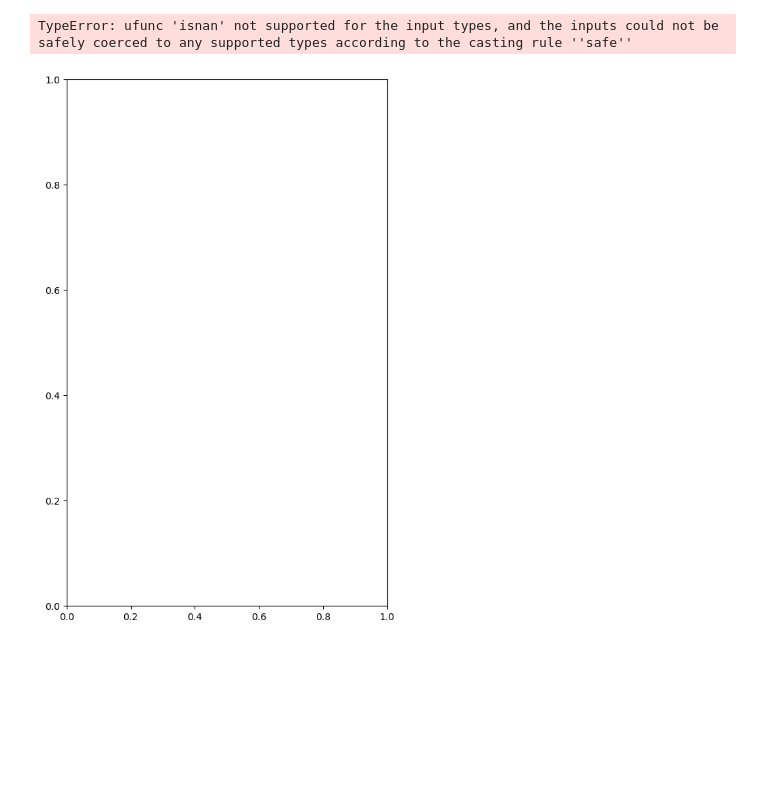
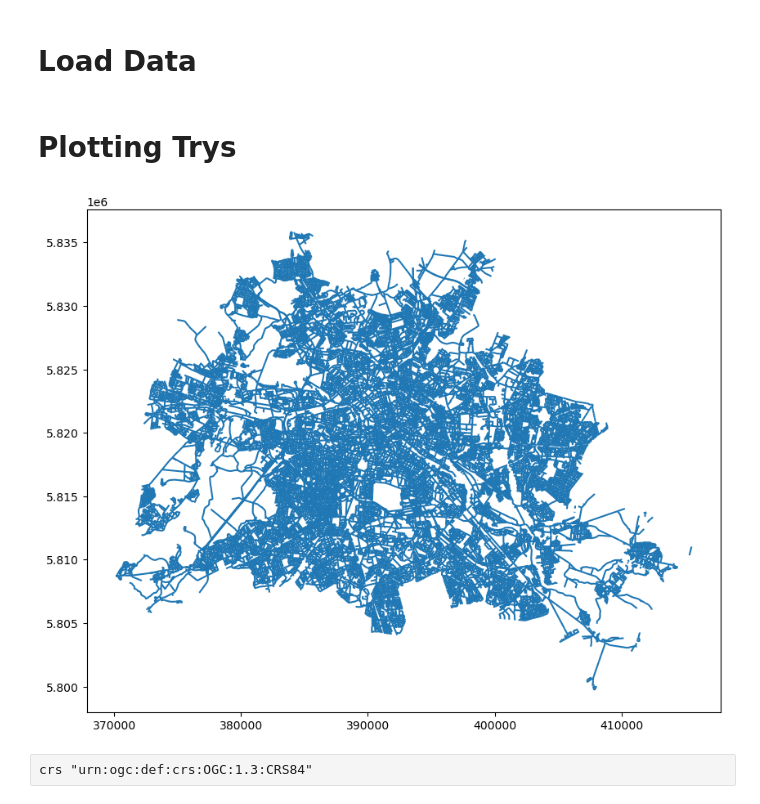
Before and after one commit to pkuestions/DA_Final_Project, a Jupyter notebook: _Berlin/00_Geopandas_Exploration.ipynb, the cells around one changed output. Saved outputs shown, nothing was run; the diff lists cells and outputs as text; code cells hidden in the pictures; blank space fills up the shorter version.

```diff
--- a/_Berlin/00_Geopandas_Exploration.ipynb
+++ b/_Berlin/00_Geopandas_Exploration.ipynb
@@ -42,5 +11,5 @@ memory usage: 800.0+ bytes
-# %%
-data.plot('geometry',figsize=(15,10))
-# %% [output]
-TypeError: ufunc 'isnan' not supported for the input types, and the inputs could not be safely coerced to any supported types according to the casting rule ''safe''
-[figure, removed]
+# %% [markdown]
+# Load Data
+# %%
+street_data = gpd.read_file(r"data\geo_data\detailnetz_straßenabschnitte\Detailnetz-Strassenabschnitte.shp")
+bezirksgrenzen_data = gpd.read_file(r"data\geo_data\bezirksgrenzen\bezirksgrenzen.shp")
@@ -46,0 +50,10 @@ TypeError: ufunc 'isnan' not supported for the input types, and the inputs could
+# %% [markdown]
+# Plotting Trys
+# %%
+fix, ax = plt.subplots(figsize=(10,10))
+street_data.plot(ax = ax)
+plt.show()
+# %% [output]
+[figure, added]
+# %% [raw]
+crs	"urn:ogc:def:crs:OGC:1.3:CRS84"
```
Also changed, not shown: parts of 7 cells of this notebook, 4 other files.
